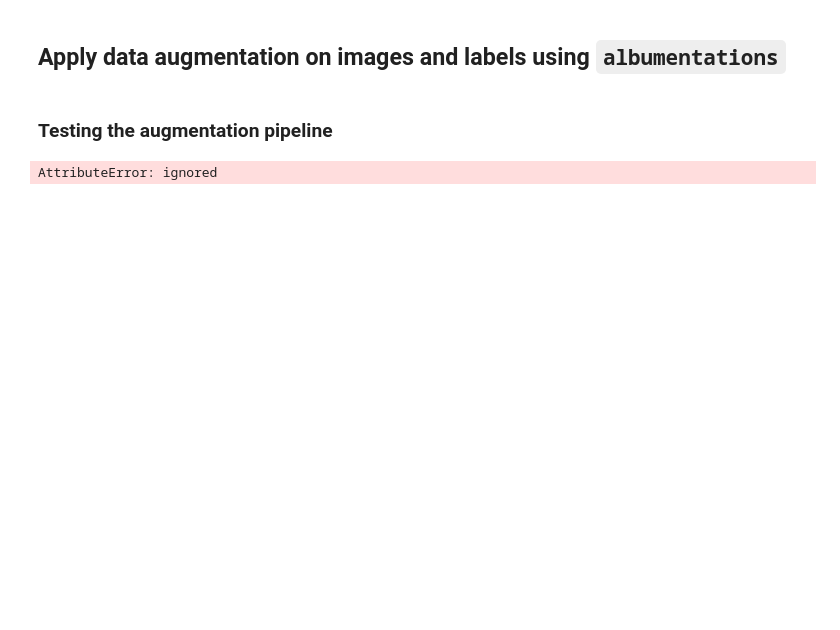
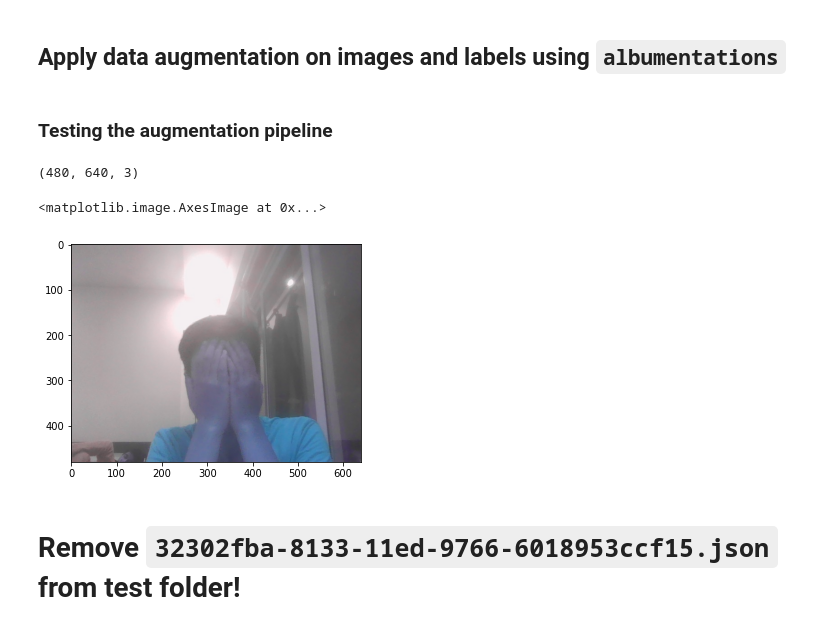
Before and after one commit to ishandandekar/FaceDetection, a Jupyter notebook: notebooks/01_data_partitioning_and_model_building.ipynb, the cells around one changed output. Cells and saved outputs as stored; diff of their text form; code cells hidden in the pictures; blank space fills up the shorter version.

```diff
--- a/notebooks/01_data_partitioning_and_model_building.ipynb
+++ b/notebooks/01_data_partitioning_and_model_building.ipynb
@@ -177,10 +191,19 @@ augmentor = alb.Compose([
 ### Testing the augmentation pipeline
 # %%
 import cv2
-img = cv2.imread('/content/data/train/images/2c0b4709-8133-11ed-a4ff-6018953ccf15.jpg')
+img = cv2.imread('/content/data/test/images/32302fba-8133-11ed-9766-6018953ccf15.jpg')
+# %%
+img.shape
+# %% [output]
+(480, 640, 3)
+# %%
+plt.imshow(img)
+# %% [output]
+<matplotlib.image.AxesImage at 0x...>
+[figure, added]
 # %%
 import json
-with open('/content/data/train/labels/2c0b4709-8133-11ed-a4ff-6018953ccf15.json', 'r') as f:
+with open('/content/data/test/labels/32302fba-8133-11ed-9766-6018953ccf15.json', 'r') as f:
   label = json.load(f)
-# %% [output]
-AttributeError: ignored
+# %% [markdown]
+# Remove `32302fba-8133-11ed-9766-6018953ccf15.json` from test folder!
```
Also changed, not shown: parts of 59 cells of this notebook, 1 other file.
